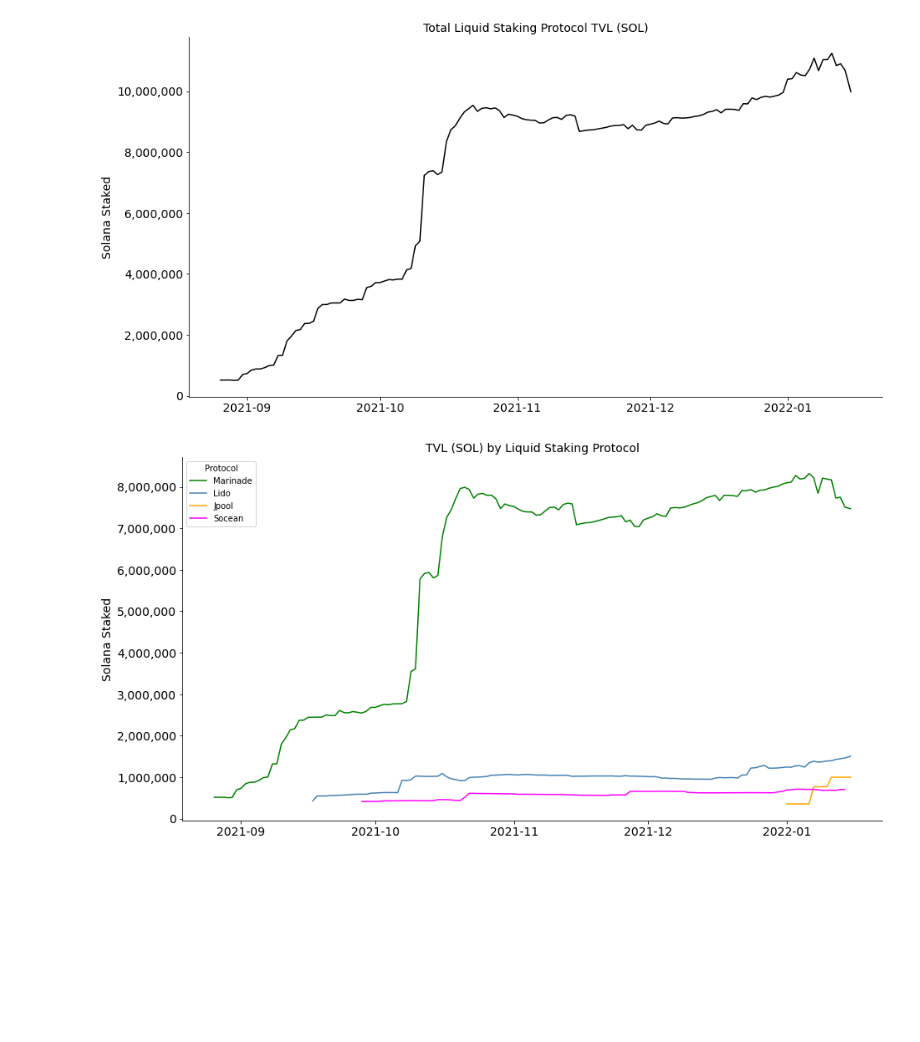
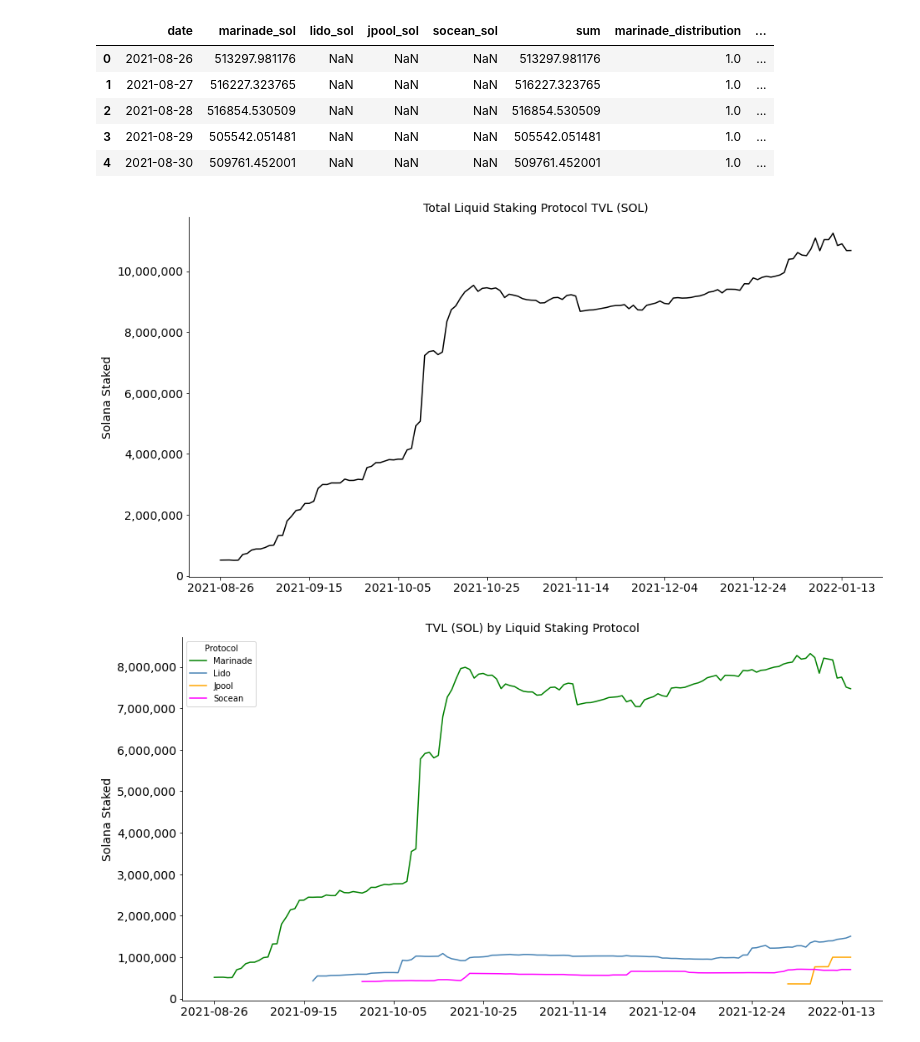
Before and after one commit to zainbacchus/py-notebooks, a Jupyter notebook: Solana Liquid Staking.ipynb, the cells around one changed output. Cells and saved outputs as stored; diff of their text form; code cells hidden in the pictures; blank space fills up the shorter version.

```diff
--- a/Solana Liquid Staking.ipynb
+++ b/Solana Liquid Staking.ipynb
@@ -51,6 +53,15 @@ df['marinade_distribution'] = df['marinade_sol'] / df['sum']
 df['lido_distribution'] = df['lido_sol'] / df['sum']
 df['jpool_distribution'] = df['jpool_sol'] / df['sum']
 df['socean_distribution'] = df['socean_sol'] / df['sum']
+# %%
+df.head()
+# %% [output]
+|  | date | marinade_sol | lido_sol | jpool_sol | socean_sol | sum | marinade_distribution | ... |
+| 0 | 2021-08-26 | 513297.981176 | NaN | NaN | NaN | 513297.981176 | 1.0 | ... |
+| 1 | 2021-08-27 | 516227.323765 | NaN | NaN | NaN | 516227.323765 | 1.0 | ... |
+| 2 | 2021-08-28 | 516854.530509 | NaN | NaN | NaN | 516854.530509 | 1.0 | ... |
+| 3 | 2021-08-29 | 505542.051481 | NaN | NaN | NaN | 505542.051481 | 1.0 | ... |
+| 4 | 2021-08-30 | 509761.452001 | NaN | NaN | NaN | 509761.452001 | 1.0 | ... |
 # %%
 fig, ax = plt.subplots(figsize=(15, 8)) # resizing the plot
 
@@ -73,7 +84,7 @@ ax.get_yaxis().tick_left()
 # Make sure your axis ticks are large enough to be easily read.
 plt.yticks(fontsize=14)
 plt.xticks(fontsize=14)
-
+ax.xaxis.set_major_locator(plt.MaxNLocator(10))
 
 plt.title('Total Liquid Staking Protocol TVL (SOL)', fontsize=14) # adding a title
 ax.yaxis.set_major_formatter('{x:1,.0f}')
@@ -81,7 +92,7 @@ plt.xlabel('',fontsize=14) # x label
 plt.ylabel('Solana Staked',fontsize=14) # y label
 plt.show()
 # %% [output]
-[figure, old version]
+[figure, new version]
 # %%
 fig, ax = plt.subplots(figsize=(15, 8)) # resizing the plot
 
@@ -112,6 +123,7 @@ ax.get_yaxis().tick_left()
 # Make sure your axis ticks are large enough to be easily read.
 plt.yticks(fontsize=14)
 plt.xticks(fontsize=14)
+ax.xaxis.set_major_locator(plt.MaxNLocator(10))
 
 
 plt.title('TVL (SOL) by Liquid Staking Protocol', fontsize=14) # adding a title
@@ -120,7 +132,7 @@ plt.xlabel('',fontsize=14) # x label
 plt.ylabel('Solana Staked',fontsize=14) # y label
 plt.show()
 # %% [output]
-[figure, old version]
+[figure, new version]
 # %%
 fig, ax = plt.subplots(figsize=(15, 8)) # resizing the plot
 
```
Also changed, not shown: parts of 4 cells of this notebook.
